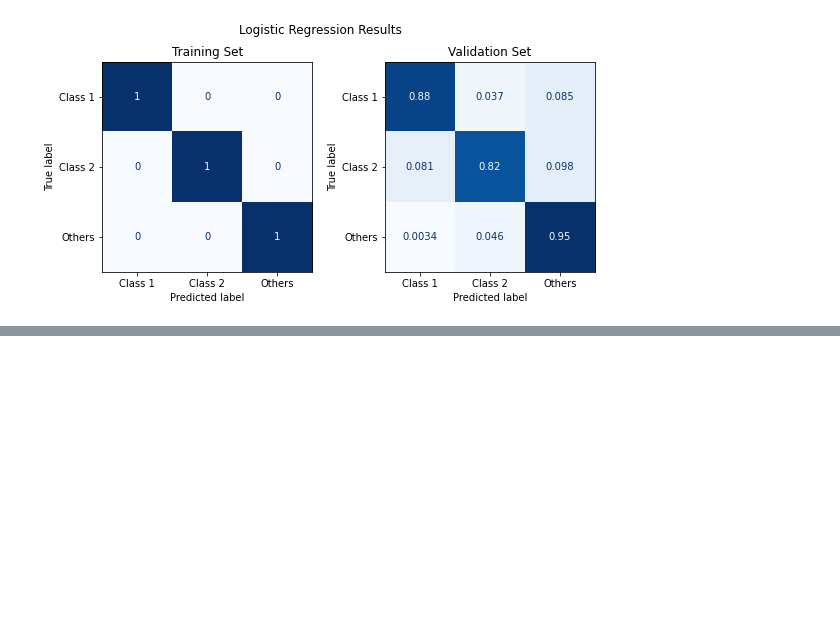
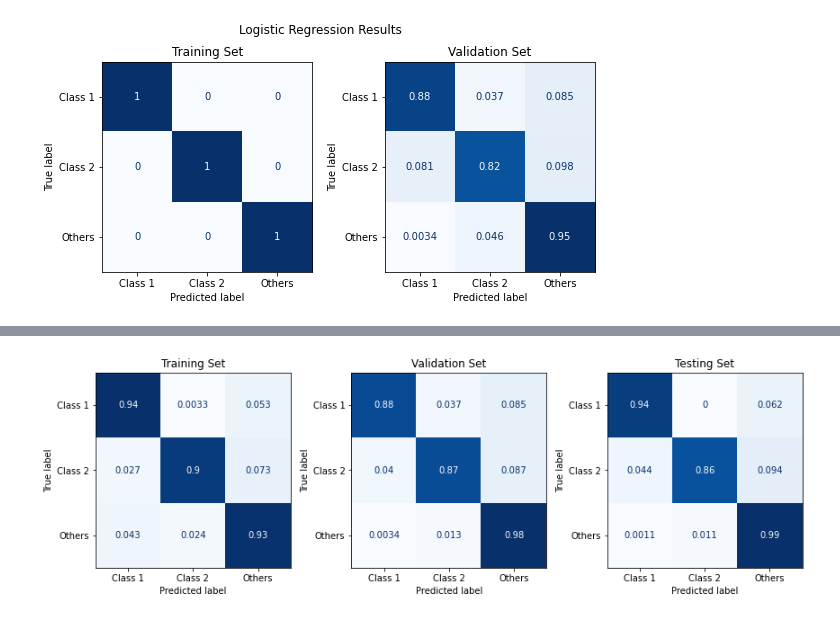
Before and after one commit to bcrompvoets/Random, a Jupyter notebook: Final_Project.ipynb, the cells around one changed output, grey strips where cells are left out. Saved outputs shown, nothing was run; the diff lists cells and outputs as text; code cells hidden in the pictures; blank space fills up the shorter version.

```diff
--- a/Final_Project.ipynb
+++ b/Final_Project.ipynb
@@ -246,0 +368,15 @@ plt.show()
+# %%
+test_loss, test_accuracy, test_predictions, test_truth_values = validate(BaseNN, test_loader, device)
+# %%
+fig, ax = plt.subplots(1,3, figsize=(12,20))
+ConfusionMatrixDisplay.from_predictions(train_truth_values, train_predictions, ax = ax[0], normalize='true', cmap=cm_blues, display_labels=custom_labs, colorbar=False)
+ConfusionMatrixDisplay.from_predictions(val_truth_values, val_predictions, ax = ax[1], normalize='true', cmap=cm_blues, display_labels=custom_labs, colorbar=False)
+ConfusionMatrixDisplay.from_predictions(test_truth_values, test_predictions, ax = ax[2], normalize='true', cmap=cm_blues, display_labels=custom_labs, colorbar=False)
+
+ax[0].set_title('Training Set')
+ax[1].set_title('Validation Set')
+ax[2].set_title('Testing Set')
+plt.tight_layout()
+plt.show()
+# %% [output]
+[figure, added]
```
Also changed, not shown: parts of 13 cells of this notebook, 27 other files.
